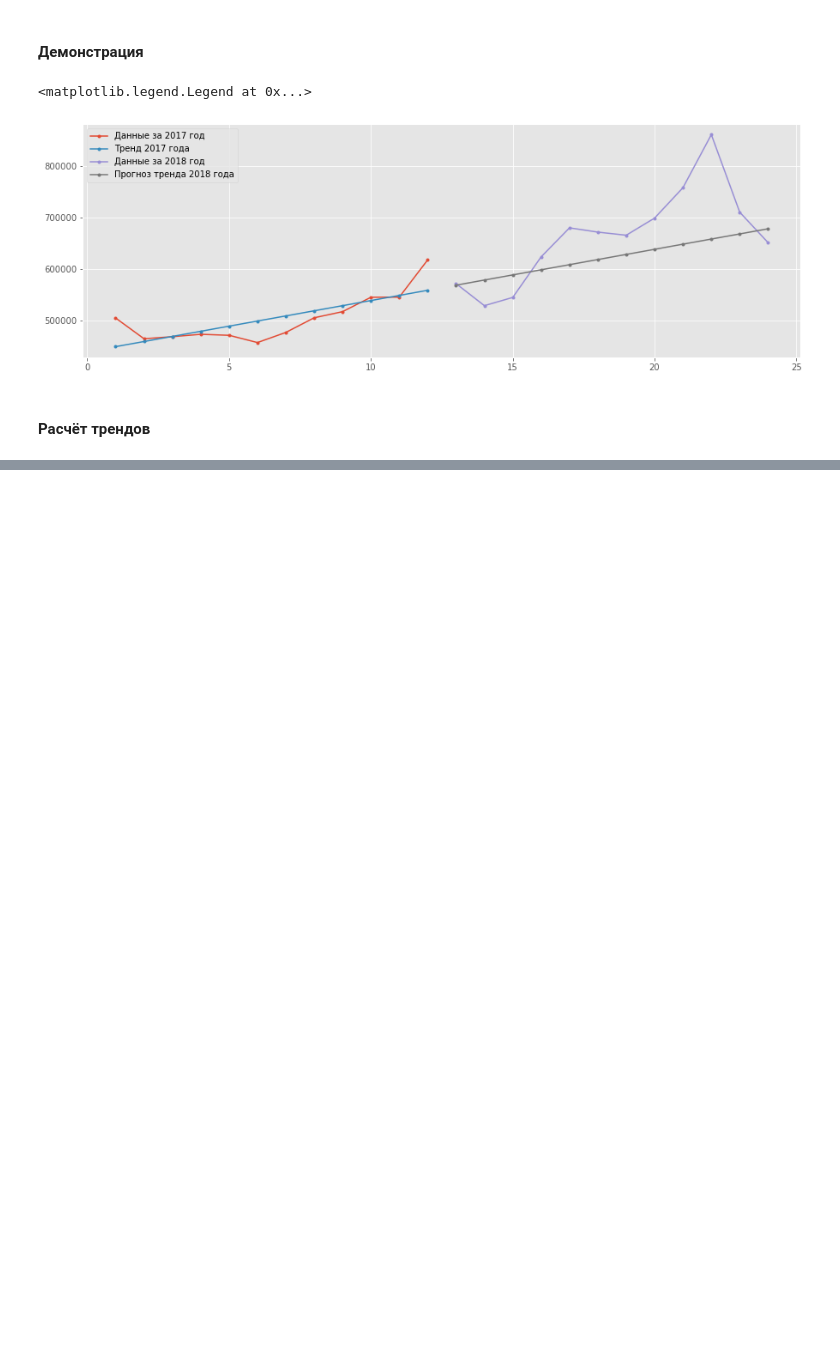
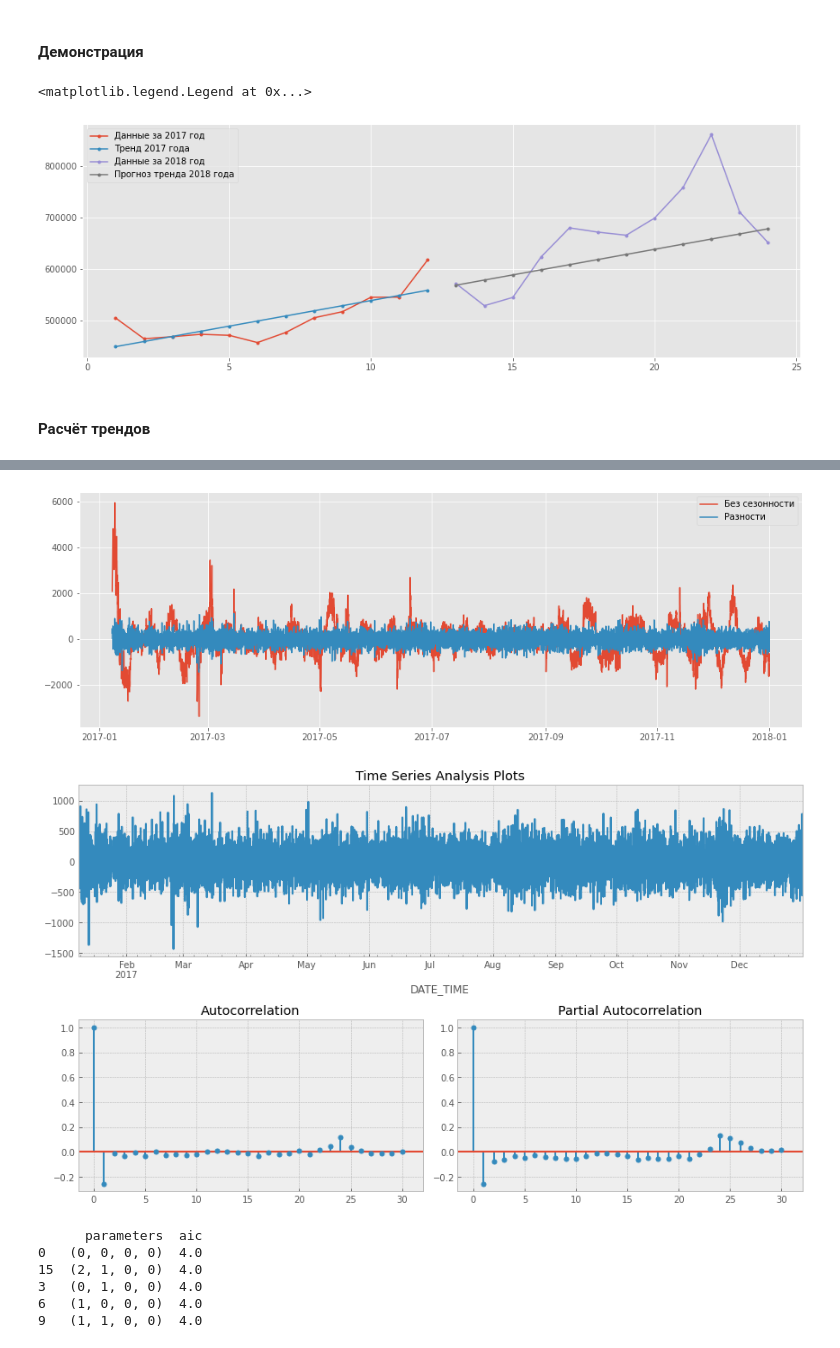
Before and after one commit to akhmetovcr/inn_btg_final, a Jupyter notebook: main.ipynb, the cells around one changed output, grey strips where cells are left out. Drawn from its saved outputs; the diff is of its cells as text; code cells hidden in the pictures; blank space fills up the shorter version.

Commit message:
Добавлена ARIMA (или SARIMA)

```diff
--- a/main.ipynb
+++ b/main.ipynb
@@ -342,0 +391,59 @@ plt.legend()
+# %%
+# Рассмотрим разницы
+df_noise_2017['DIFF'] = df_noise_2017['SHIFTED'] - df_noise_2017['SHIFTED'].shift(1)
+# Вывод графиков
+plt.plot(df_noise_2017['SHIFTED'], label='Без сезонности')
+plt.plot(df_noise_2017['DIFF'], label='Разности')
+plt.legend()
+# Статистика
+tsplot(df_noise_2017['DIFF'][~np.isnan(df_noise_2017['DIFF'])], lags=30)
+# %% [output]
+[figure, added]
+[figure, added]
+# %%
+# Подбор параметров модели
+ps = range(0, 3)
+d=1
+qs = range(0, 2)
+Ps = range(0, 3)
+D=1
+Qs = range(0, 1)
+
+from itertools import product
+
+parameters = product(ps, qs, Ps, Qs)
+parameters_list = list(parameters)
+len(parameters_list)
+
+results = []
+best_aic = float("inf")
+
+for param in tqdm(parameters_list):
+    #try except нужен, потому что на некоторых наборах параметров модель не обучается
+    try:
+        model=sm.tsa.statespace.SARIMAX(df_noise_2017['DIFF'][-100:], rder=(param[0], d, param[1]),
+                                        seasonal_order=(param[2], D, param[3], 24*7)).fit(disp=-1)
+    #выводим параметры, на которых модель не обучается и переходим к следующему набору
+    except ValueError:
+        print('wrong parameters:', param)
+        continue
+    aic = model.aic
+    #сохраняем лучшую модель, aic, параметры
+    if aic < best_aic:
+        best_model = model
+        best_aic = aic
+        best_param = param
+    results.append([param, model.aic])
+
+warnings.filterwarnings('default')
+
+result_table = pd.DataFrame(results)
+result_table.columns = ['parameters', 'aic']
+print(result_table.sort_values(by = 'aic', ascending=True).head())
+# %% [output]
+      parameters  aic
+0   (0, 0, 0, 0)  4.0
+15  (2, 1, 0, 0)  4.0
+3   (0, 1, 0, 0)  4.0
+6   (1, 0, 0, 0)  4.0
+9   (1, 1, 0, 0)  4.0
```
Also changed, not shown: parts of 7 cells of this notebook.
